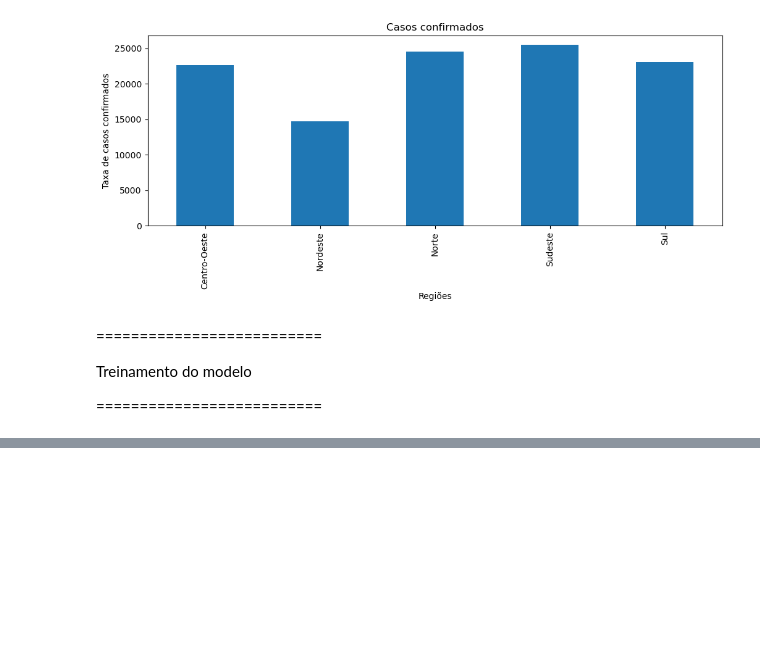
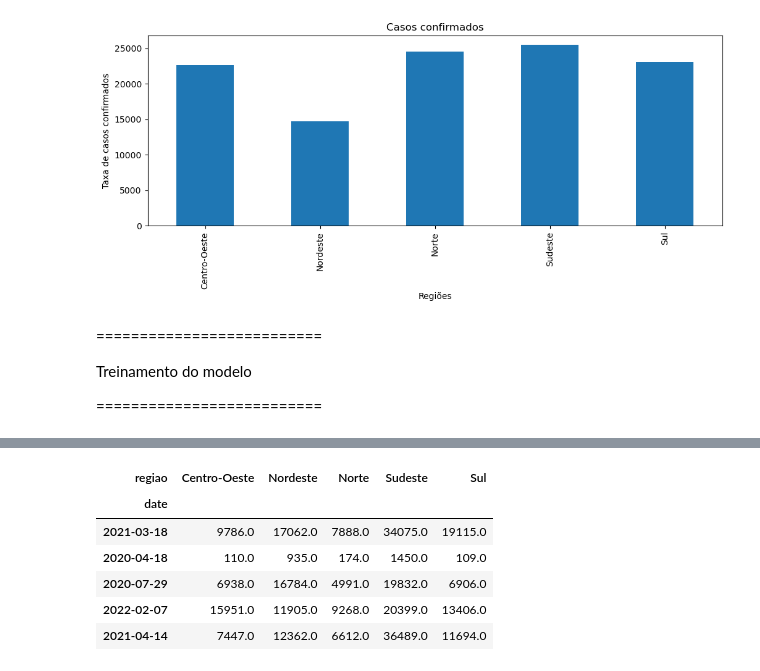
Before and after one commit to WaldirMalamud/analise-pandas-covid19, a Jupyter notebook: Projeto1.ipynb, the cells around one changed output, grey strips where cells are left out. Drawn from its saved outputs; the diff is of its cells as text; code cells hidden in the pictures; blank space fills up the shorter version.

```diff
--- a/Projeto1.ipynb
+++ b/Projeto1.ipynb
@@ -295,0 +298,10 @@ df_estados.head(10)
+# %%
+evolucao_casos.sample(5)
+# %% [output]
+| regiao | Centro-Oeste | Nordeste | Norte | Sudeste | Sul |
+| date |  |  |  |  |  |
+| 2021-03-18 | 9786.0 | 17062.0 | 7888.0 | 34075.0 | 19115.0 |
+| 2020-04-18 | 110.0 | 935.0 | 174.0 | 1450.0 | 109.0 |
+| 2020-07-29 | 6938.0 | 16784.0 | 4991.0 | 19832.0 | 6906.0 |
+| 2022-02-07 | 15951.0 | 11905.0 | 9268.0 | 20399.0 | 13406.0 |
+| 2021-04-14 | 7447.0 | 12362.0 | 6612.0 | 36489.0 | 11694.0 |
```
Also changed, not shown: parts of 6 cells of this notebook.
